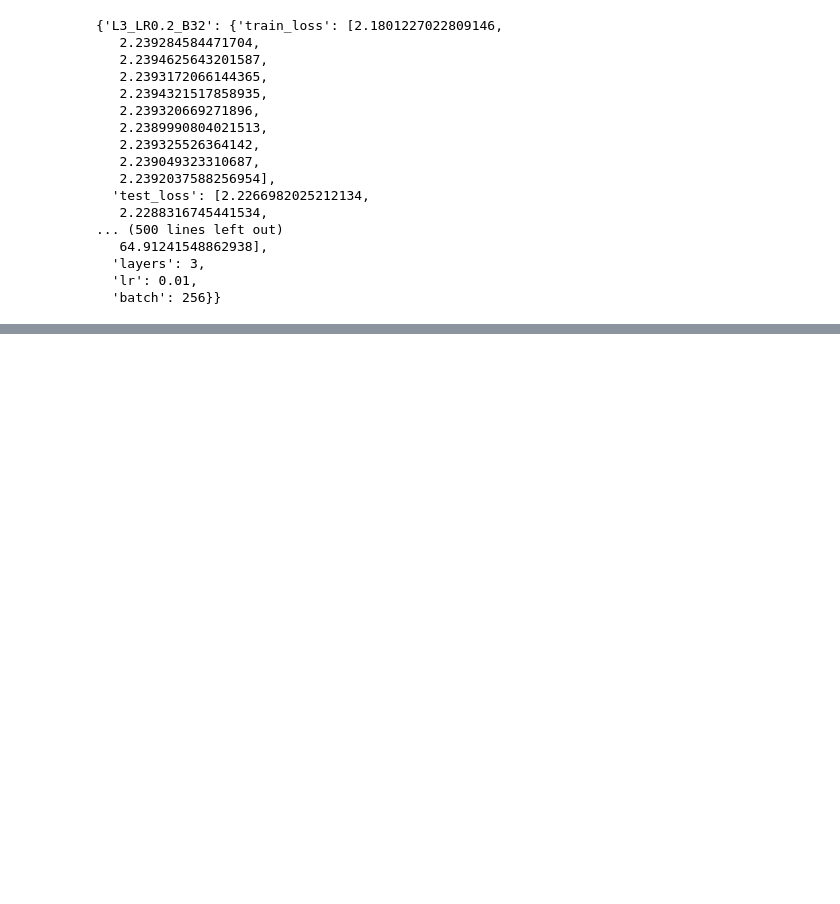
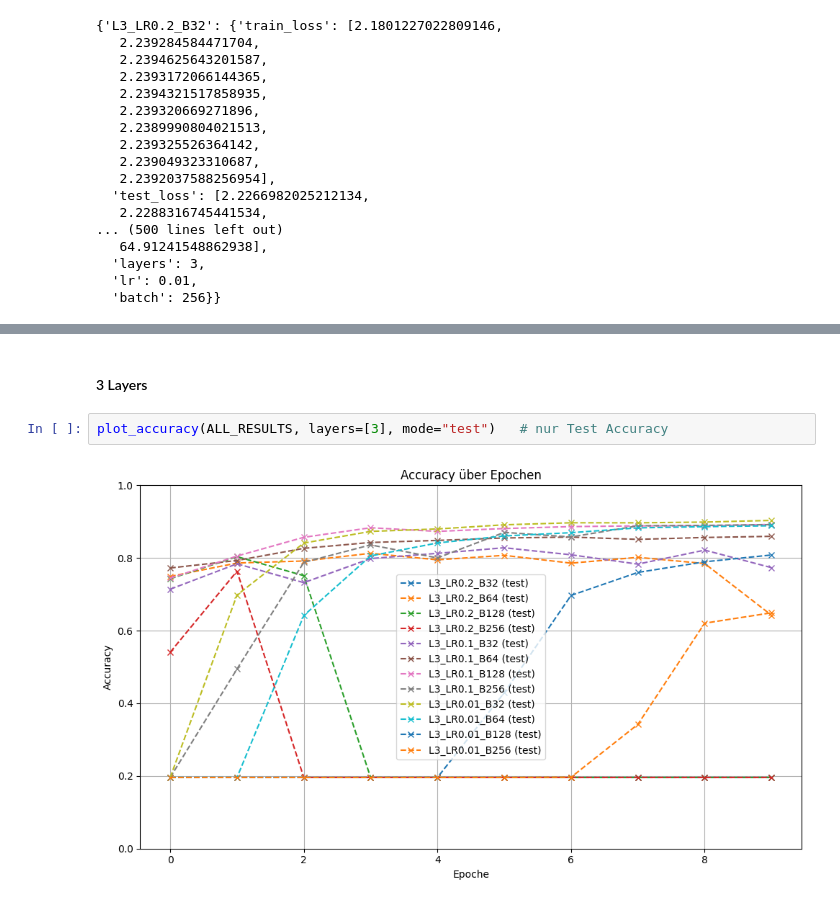
Before and after one commit to Lopo23/CNN, a Jupyter notebook: cnn (1) (1).ipynb, the cells around one changed output, grey strips where cells are left out. Cells and saved outputs as stored; diff of their text form; blank space fills up the shorter version.

```diff
--- a/cnn (1) (1).ipynb
+++ b/cnn (1) (1).ipynb
@@ -1015,0 +1057,6 @@ def plot_accuracy(
+# %% [markdown]
+#### 3 Layers
+# %%
+plot_accuracy(ALL_RESULTS, layers=[3], mode="test")   # nur Test Accuracy
+# %% [output]
+[figure, added]
```
Also changed, not shown: parts of 15 cells of this notebook.
